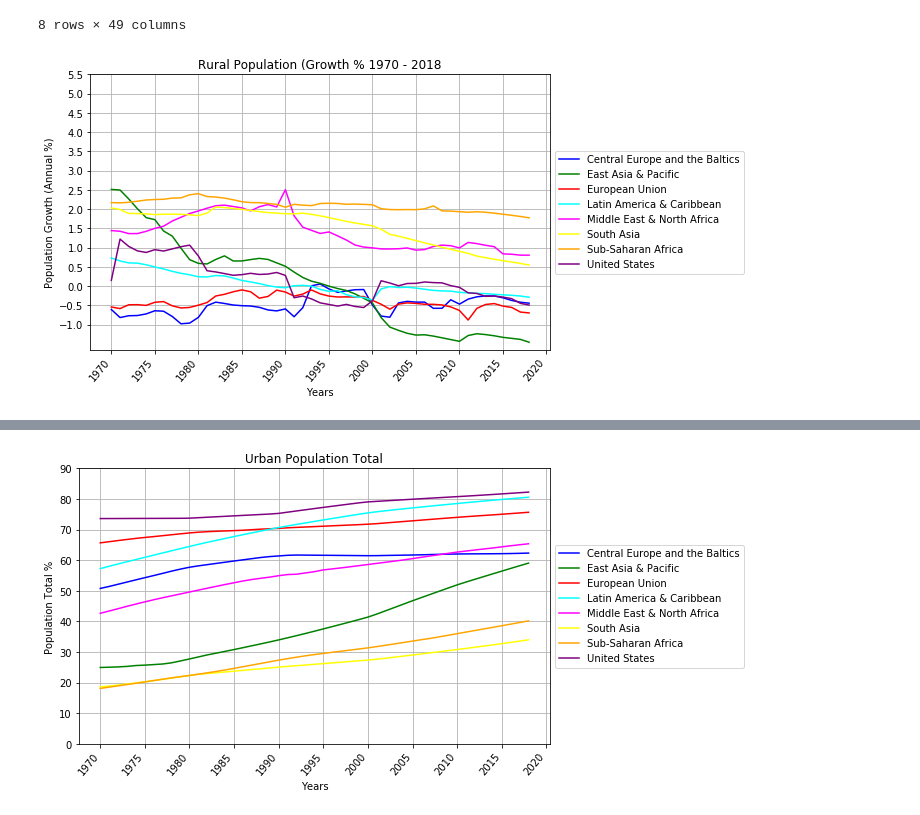
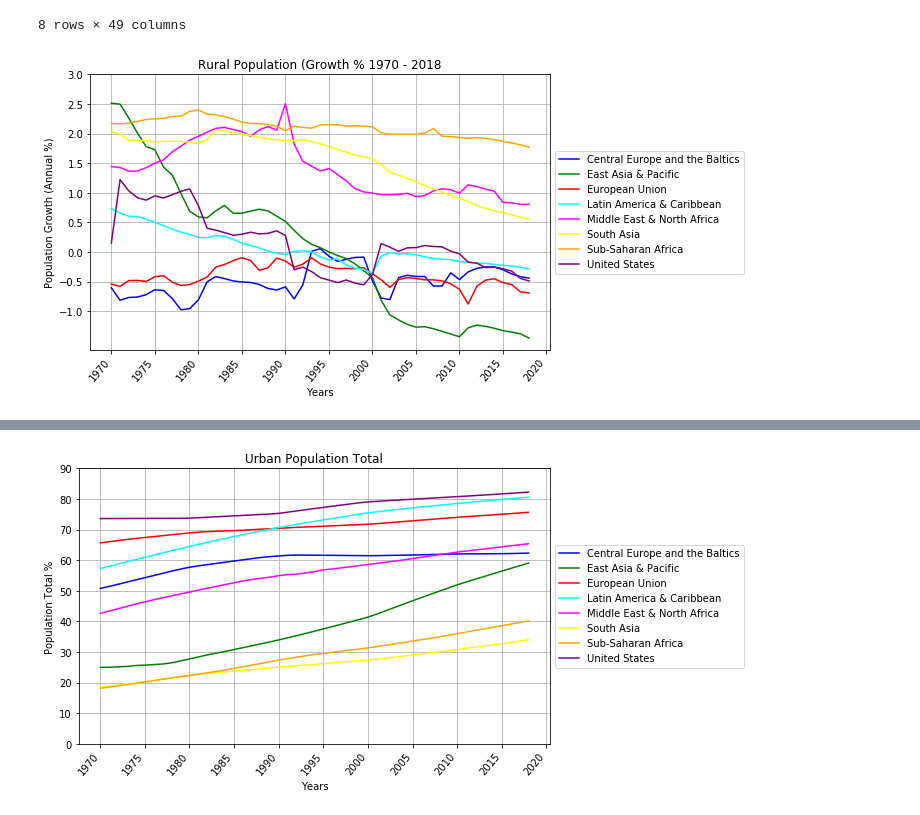
Before and after one commit to theriotn95/populations_project, a Jupyter notebook: Populations_Project_RAO_IAN.ipynb, the cells around one changed output, grey strips where cells are left out. Saved outputs shown, nothing was run; the diff lists cells and outputs as text; code cells hidden in the pictures.

```diff
--- a/Populations_Project_RAO_IAN.ipynb
+++ b/Populations_Project_RAO_IAN.ipynb
@@ -341,35 +341,35 @@ plt.plot(years, series1, color="blue", label="Central Europe and the Baltics")
 plt.plot(years, series2, color="green", label="East Asia & Pacific")
 plt.plot(years, series3, color="red", label="European Union")
 plt.plot(years, series4, color="cyan", label="Latin America & Caribbean")
 plt.plot(years, series5, color="magenta", label="Middle East & North Africa")
 plt.plot(years, series6, color="yellow", label="South Asia")
 plt.plot(years, series7, color="orange", label="Sub-Saharan Africa")
 plt.plot(years, series8, color="purple", label="United States")
 
 # Place a legend on the chart
 legend = plt.legend(loc="best")
 legend.get_frame().set_facecolor('none')
 plt.gca().legend(loc='center left', bbox_to_anchor=(1, 0.5))
 
 
 plt.title("Rural Population (Growth % 1970 - 2018")
 plt.xlabel("Years")
 plt.xticks(np.arange(1970,2025,5), rotation=50, ha= 'right')
 plt.ylabel("Population Growth (Annual %)")
-plt.yticks(np.arange(-1, 6, 0.5))
+plt.yticks(np.arange(-1, 3.5, 0.5))
 #plt.yticks(np.arange(0, 100, 10))
 
 plt.grid(True)
 
 plt.tight_layout()
 
 #Save the plotted figures as .pngs
 plt.savefig("Rural_Growth.png")
 
 # Print our chart to the screen
 plt.show()
 # %% [output]
-[figure, old version]
+[figure, new version]
 # %%
 # Specify the valid indicators for the Urban Total
 reduced_urban_total = Indexed_df.loc[["Urban population (% of total population)"]]
```
Also changed, not shown: 1 other file.
